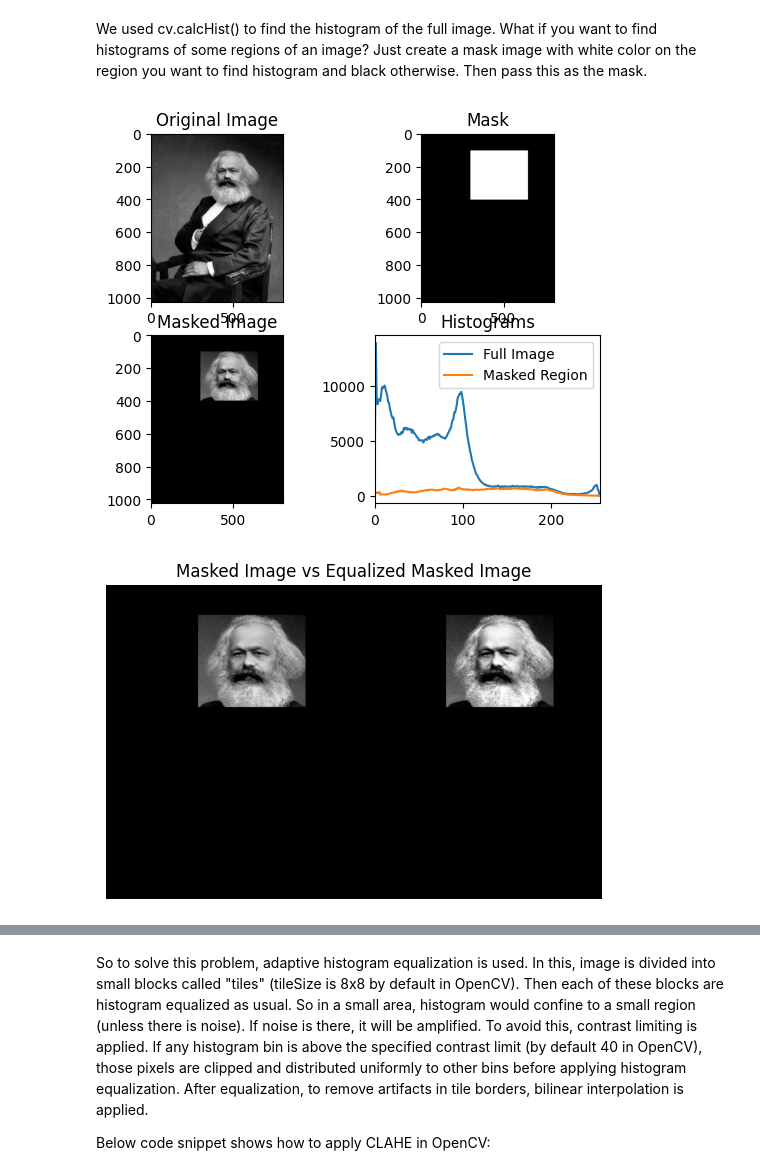
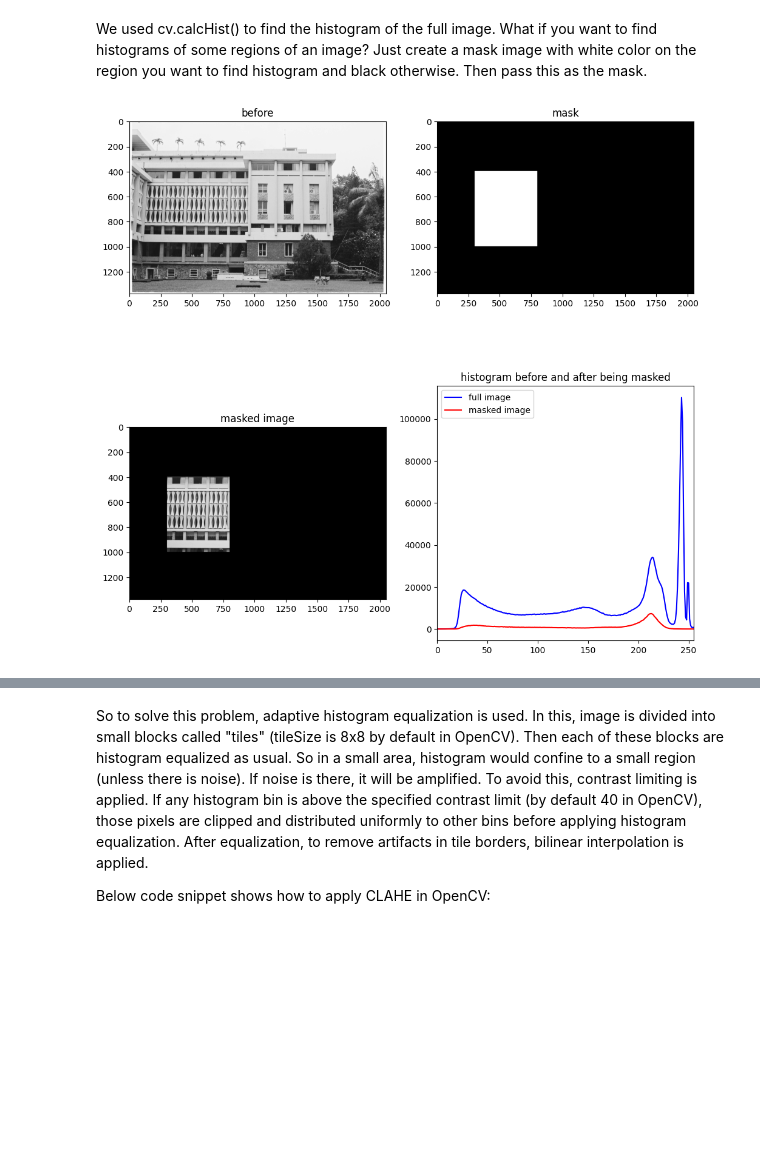
Before and after one commit to Likelipop/See_image_processing, a Jupyter notebook: Lab_02/Week2.ipynb, the cells around one changed output, grey strips where cells are left out. Saved outputs shown, nothing was run; the diff lists cells and outputs as text; code cells hidden in the pictures; blank space fills up the shorter version.

```diff
--- a/Lab_02/Week2.ipynb
+++ b/Lab_02/Week2.ipynb
@@ -336,60 +336,49 @@ plt.show()
 We used cv.calcHist() to find the histogram of the full image. What if you want to find histograms of some regions of an image? Just create a mask image with white color on the region you want to find histogram and black otherwise. Then pass this as the mask.
 # %%
 # Load the grayscale image from 'imgKarlMax_path'
-img = cv.imread(imgKarlMax_path, cv.IMREAD_GRAYSCALE)
-
-# Verify that the image has been loaded successfully; if not, raise an error message
-assert img is not None, "File could not be read; check with os.path.exists()"
+img_hall_path = '/content/See_image_processing/Lab_02/Images/Hall.jpg'
+img_hall = cv.imread(img_hall_path,cv.IMREAD_GRAYSCALE)
 
 # Create a mask with the same dimensions as the image, initialized to 0 (black)
-mask = np.zeros(img.shape[:2], np.uint8)
+mask_hall = np.zeros(img_hall.shape[:2],np.uint8)
+
 
 # Define a rectangular region in the mask (from row 100 to 400, and column 300 to 650) and set it to 255 (white)
-mask[100:400, 300:650] = 255
+mask_hall[400:1000, 300:800] = 255
 
 # Apply the mask to the image using a bitwise AND operation
-masked_img = cv.bitwise_and(img, img, mask=mask)
+
+masked_img_hall = cv.bitwise_and(img_hall, img_hall, mask = mask_hall)
+
 
 # Calculate histogram of the full image (no mask) and the masked region only
-hist_full = cv.calcHist([img], [0], None, [256], [0, 255])  # Histogram of full image
-hist_mask = cv.calcHist([img], [0], mask, [256], [0, 255])  # Histogram of masked region only
+hist_full = cv.calcHist([img_hall], [0],None, [256], [0,256])
+hist_masked = cv.calcHist([masked_img_hall],[0], mask_hall, [256], [0,255])
 
 # Set up subplots to display the images and histograms
-plt.subplot(221), plt.imshow(img, 'gray')  # Original image
-plt.title("Original Image")
+plt.figure(figsize = (12,12))
 
-plt.subplot(222), plt.imshow(mask, 'gray')  # Display the mask
-plt.title("Mask")
+plt.subplot(2,2,1)
+plt.imshow(img_hall, cmap = 'gray')
+plt.title('before')
 
-plt.subplot(223), plt.imshow(masked_img, 'gray')  # Display the masked image
-plt.title("Masked Image")
+plt.subplot(2,2,2)
+plt.imshow(mask_hall, cmap = 'gray')
+plt.title('mask')
 
-# Display histograms: full image histogram and masked region histogram
-plt.subplot(224), plt.plot(hist_full, label='Full Image'), plt.plot(hist_mask, label='Masked Region')
-plt.xlim([0, 256])  # Set x-axis range for pixel intensities
-plt.legend()  # Add a legend to distinguish between histograms
-plt.title("Histograms")
+plt.subplot(2,2,3)
+plt.imshow(masked_img_hall, cmap = 'gray')
+plt.title('masked image')
+
+plt.subplot(2,2,4)
+plt.plot(hist_full, color = 'b')
+plt.plot(hist_masked, color = 'r')
+plt.xlim([0,255])
+plt.title("histogram before and after being masked")
+plt.legend(["full image","masked image"])
+
 
 # Display all subplots
 plt.show()
 # %% [output]
-[figure, old version]
+[figure, new version]
-# %%
-# Apply histogram equalization to the masked image
-equ = cv.equalizeHist(masked_img)
-
-# Stack the original masked image and the equalized image side-by-side for comparison
-res = np.hstack((masked_img, equ))  # Combine 'masked_img' and 'equ' horizontally
-
-# Save the resulting stacked image as 'imgKarlMax_Maskres.png'
-cv.imwrite('imgKarlMax_Maskres.png', res)
-
-# Display the stacked image
-plt.imshow(res, cmap="gray")  # Show the combined image in grayscale
-plt.title("Masked Image vs Equalized Masked Image")  # Set title for clarity
-plt.axis('off')  # Hide axes for a cleaner display
-
-# Render the image
-plt.show()
-# %% [output]
-[figure, removed]
```
Also changed, not shown: parts of 10 cells of this notebook.
